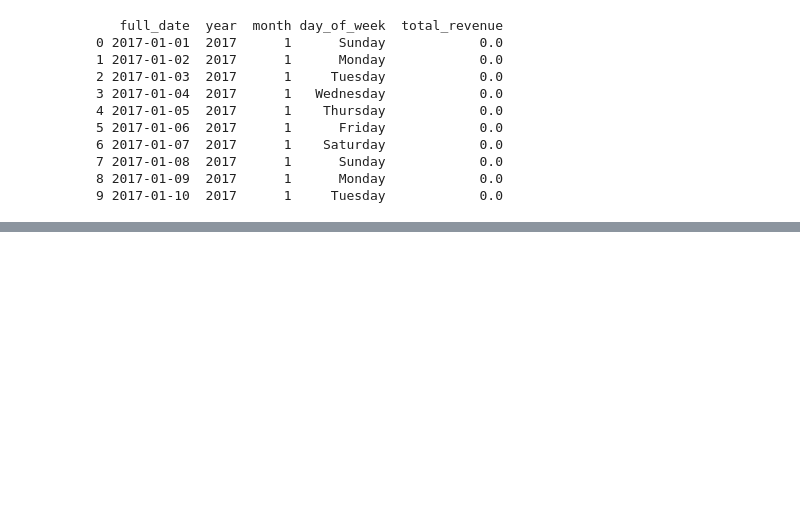
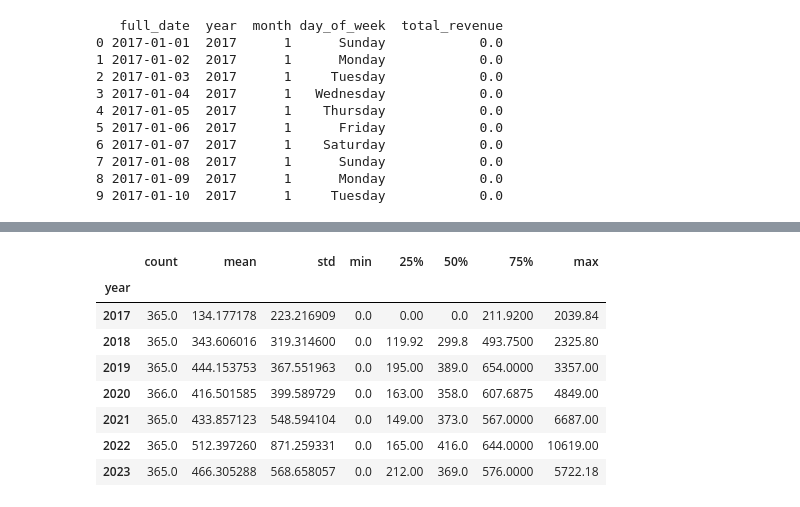
Before and after one commit to jeffboerger/clinic-revenue-pipeline, a Jupyter notebook: notebooks/explore.ipynb, the cells around one changed output, grey strips where cells are left out. Cells and saved outputs as stored; diff of their text form; code cells hidden in the pictures; blank space fills up the shorter version.

```diff
--- a/notebooks/explore.ipynb
+++ b/notebooks/explore.ipynb
@@ -210,0 +236,12 @@ df_all.to_csv('../data/clinic_revenue_clean.csv', index = False)
+# %%
+df_all.groupby('year')['total_revenue'].describe()
+# %% [output]
+|  | count | mean | std | min | 25% | 50% | 75% | max |
+| year |  |  |  |  |  |  |  |  |
+| 2017 | 365.0 | 134.177178 | 223.216909 | 0.0 | 0.00 | 0.0 | 211.9200 | 2039.84 |
+| 2018 | 365.0 | 343.606016 | 319.314600 | 0.0 | 119.92 | 299.8 | 493.7500 | 2325.80 |
+| 2019 | 365.0 | 444.153753 | 367.551963 | 0.0 | 195.00 | 389.0 | 654.0000 | 3357.00 |
+| 2020 | 366.0 | 416.501585 | 399.589729 | 0.0 | 163.00 | 358.0 | 607.6875 | 4849.00 |
+| 2021 | 365.0 | 433.857123 | 548.594104 | 0.0 | 149.00 | 373.0 | 567.0000 | 6687.00 |
+| 2022 | 365.0 | 512.397260 | 871.259331 | 0.0 | 165.00 | 416.0 | 644.0000 | 10619.00 |
+| 2023 | 365.0 | 466.305288 | 568.658057 | 0.0 | 212.00 | 369.0 | 576.0000 | 5722.18 |
```
Also changed, not shown: parts of 9 cells of this notebook, 1 other file.
